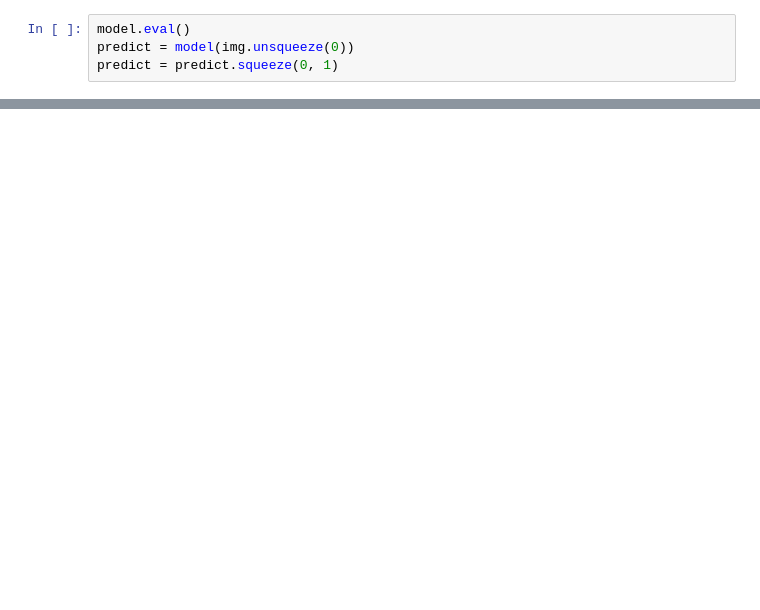
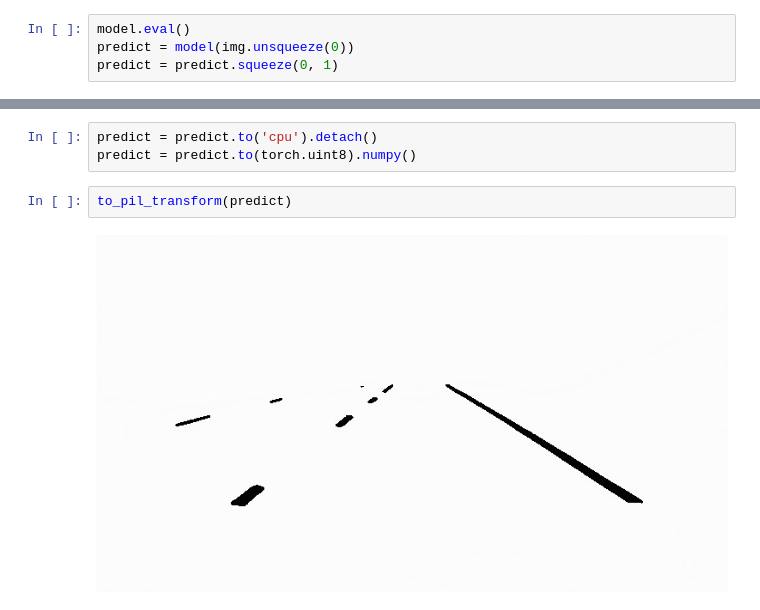
Before and after one commit to gotheartem/traffic-violations-detection, a Jupyter notebook: notebooks/unet_segment_resnet50.ipynb, the cells around one changed output, grey strips where cells are left out. Saved outputs shown, nothing was run; the diff lists cells and outputs as text; blank space fills up the shorter version.

```diff
--- a/notebooks/unet_segment_resnet50.ipynb
+++ b/notebooks/unet_segment_resnet50.ipynb
@@ -194,0 +187,7 @@ img
+# %%
+predict = predict.to('cpu').detach()
+predict = predict.to(torch.uint8).numpy()
+# %%
+to_pil_transform(predict)
+# %% [output]
+[figure, added]
```
Also changed, not shown: parts of 6 cells of this notebook, 2 other files.
